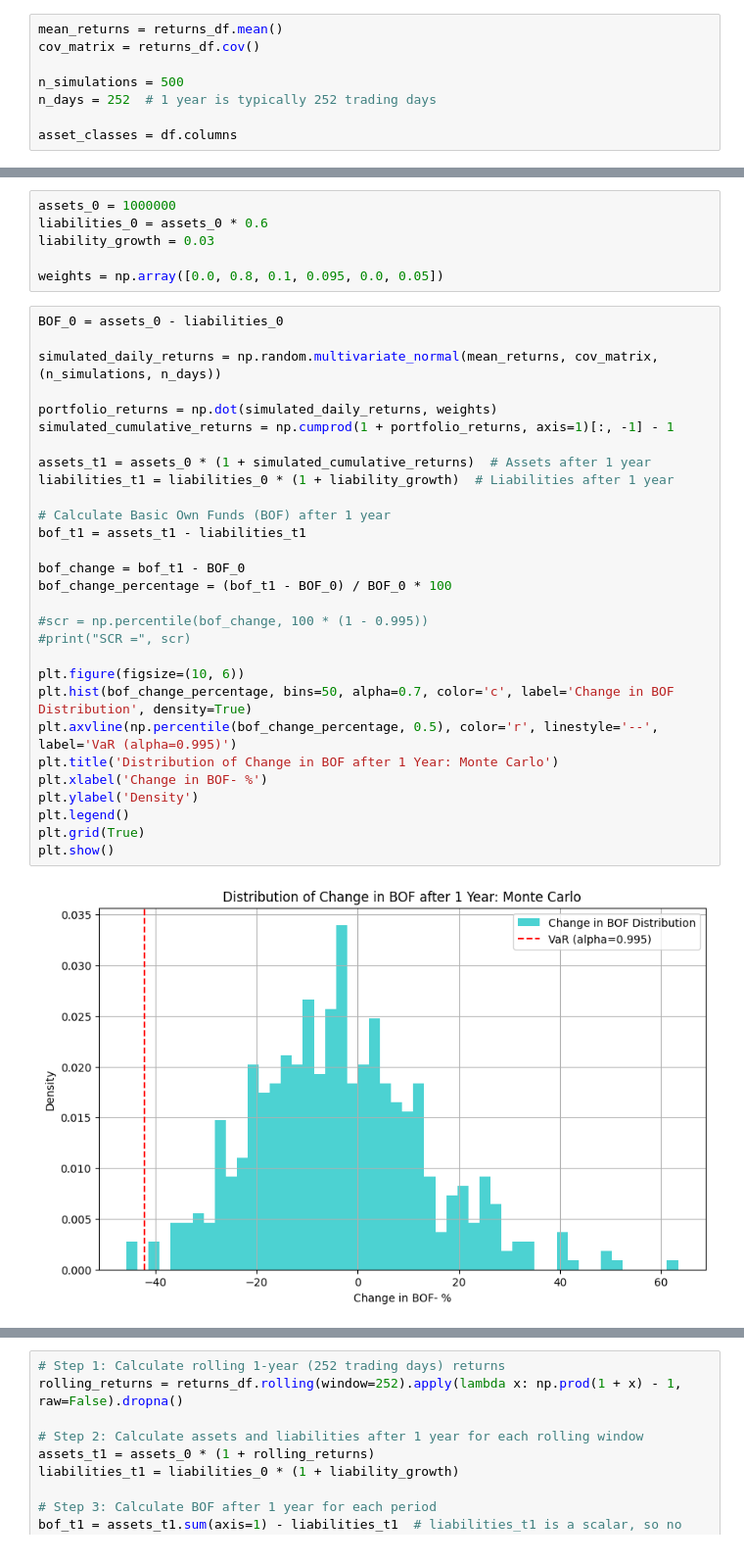
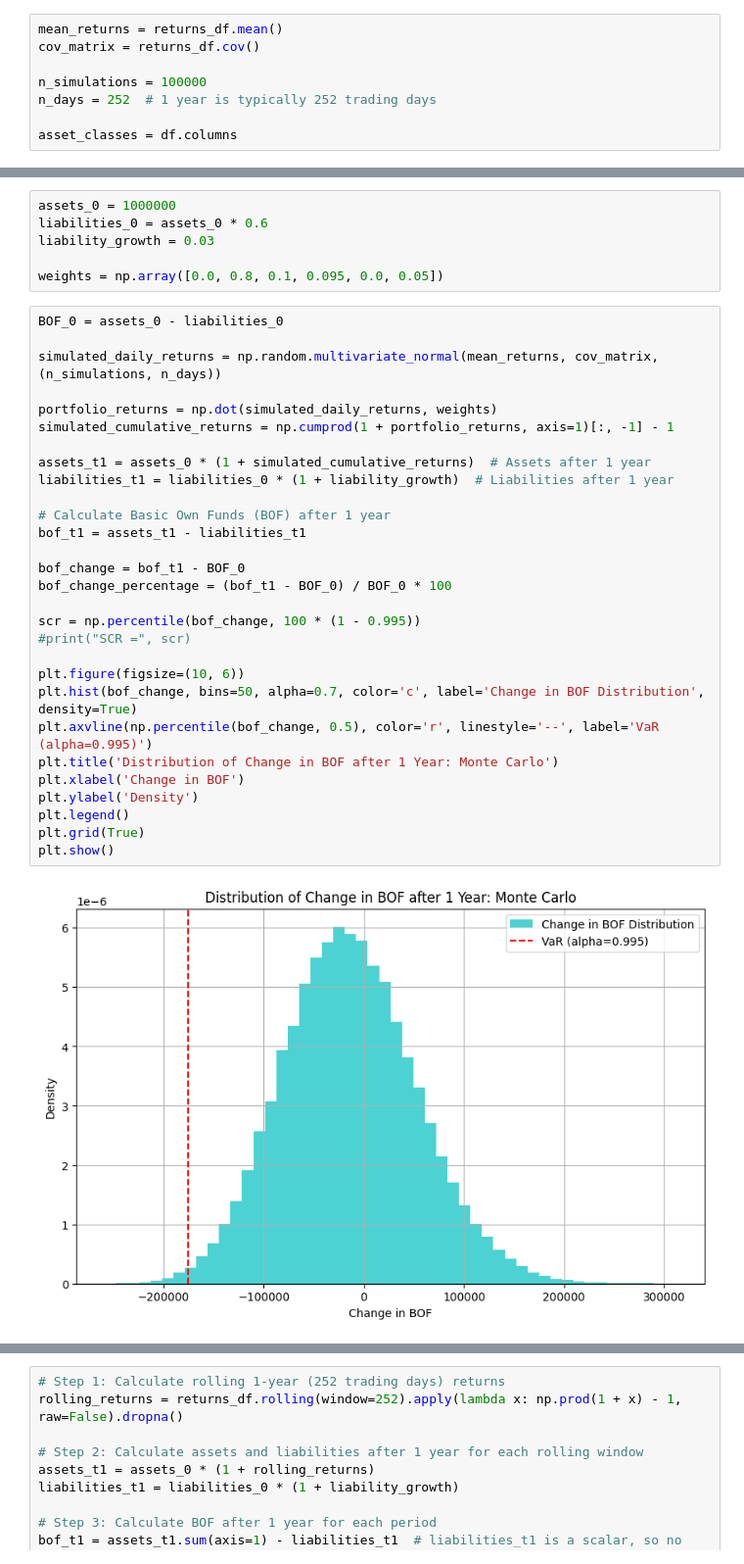
Before and after one commit to nickaskari/portfolio-opt-insurance, a Jupyter notebook: optimization/explore/bof_distribution.ipynb, the cells around one changed output, grey strips where cells are left out. Shown at 98% size. Cells and saved outputs as stored; diff of their text form.

```diff
--- a/optimization/explore/bof_distribution.ipynb
+++ b/optimization/explore/bof_distribution.ipynb
@@ -38,7 +38,7 @@ returns_df.shape
 mean_returns = returns_df.mean()
 cov_matrix = returns_df.cov()
 
-n_simulations = 500
+n_simulations = 100000
 n_days = 252  # 1 year is typically 252 trading days
 
 asset_classes = df.columns
@@ -75,31 +75,31 @@ weights = np.array([0.0, 0.8, 0.1, 0.095, 0.0, 0.05])
 # %%
 BOF_0 = assets_0 - liabilities_0
 
 simulated_daily_returns = np.random.multivariate_normal(mean_returns, cov_matrix, (n_simulations, n_days))
 
 portfolio_returns = np.dot(simulated_daily_returns, weights)
 simulated_cumulative_returns = np.cumprod(1 + portfolio_returns, axis=1)[:, -1] - 1
 
 assets_t1 = assets_0 * (1 + simulated_cumulative_returns)  # Assets after 1 year
 liabilities_t1 = liabilities_0 * (1 + liability_growth)  # Liabilities after 1 year
 
 # Calculate Basic Own Funds (BOF) after 1 year
 bof_t1 = assets_t1 - liabilities_t1
 
 bof_change = bof_t1 - BOF_0
 bof_change_percentage = (bof_t1 - BOF_0) / BOF_0 * 100
 
-#scr = np.percentile(bof_change, 100 * (1 - 0.995))
+scr = np.percentile(bof_change, 100 * (1 - 0.995))
 #print("SCR =", scr)
 
 plt.figure(figsize=(10, 6))
-plt.hist(bof_change_percentage, bins=50, alpha=0.7, color='c', label='Change in BOF Distribution', density=True)
-plt.axvline(np.percentile(bof_change_percentage, 0.5), color='r', linestyle='--', label='VaR (alpha=0.995)')
+plt.hist(bof_change, bins=50, alpha=0.7, color='c', label='Change in BOF Distribution', density=True)
+plt.axvline(np.percentile(bof_change, 0.5), color='r', linestyle='--', label='VaR (alpha=0.995)')
 plt.title('Distribution of Change in BOF after 1 Year: Monte Carlo')
-plt.xlabel('Change in BOF- %')
+plt.xlabel('Change in BOF')
 plt.ylabel('Density')
 plt.legend()
 plt.grid(True)
 plt.show()
 # %% [output]
-[figure, old version]
+[figure, new version]
```
Also changed, not shown: parts of 2 cells of this notebook, 2 other files.
